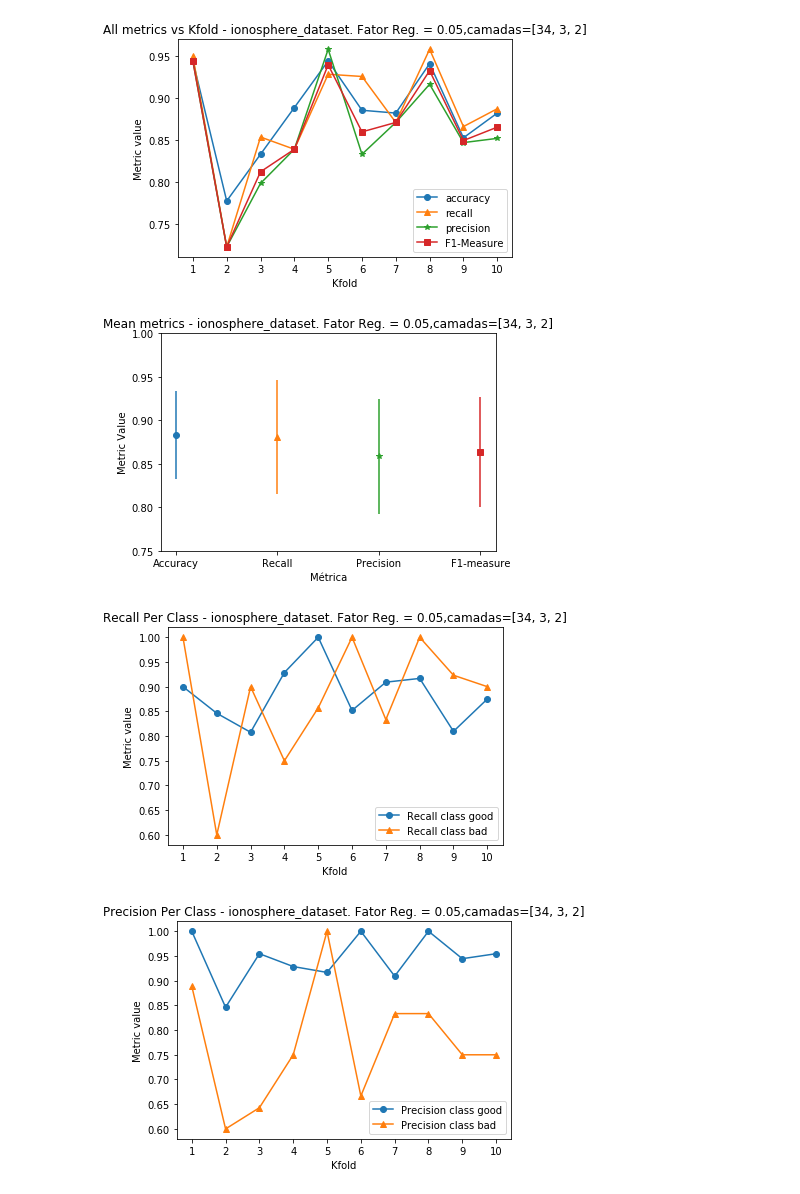
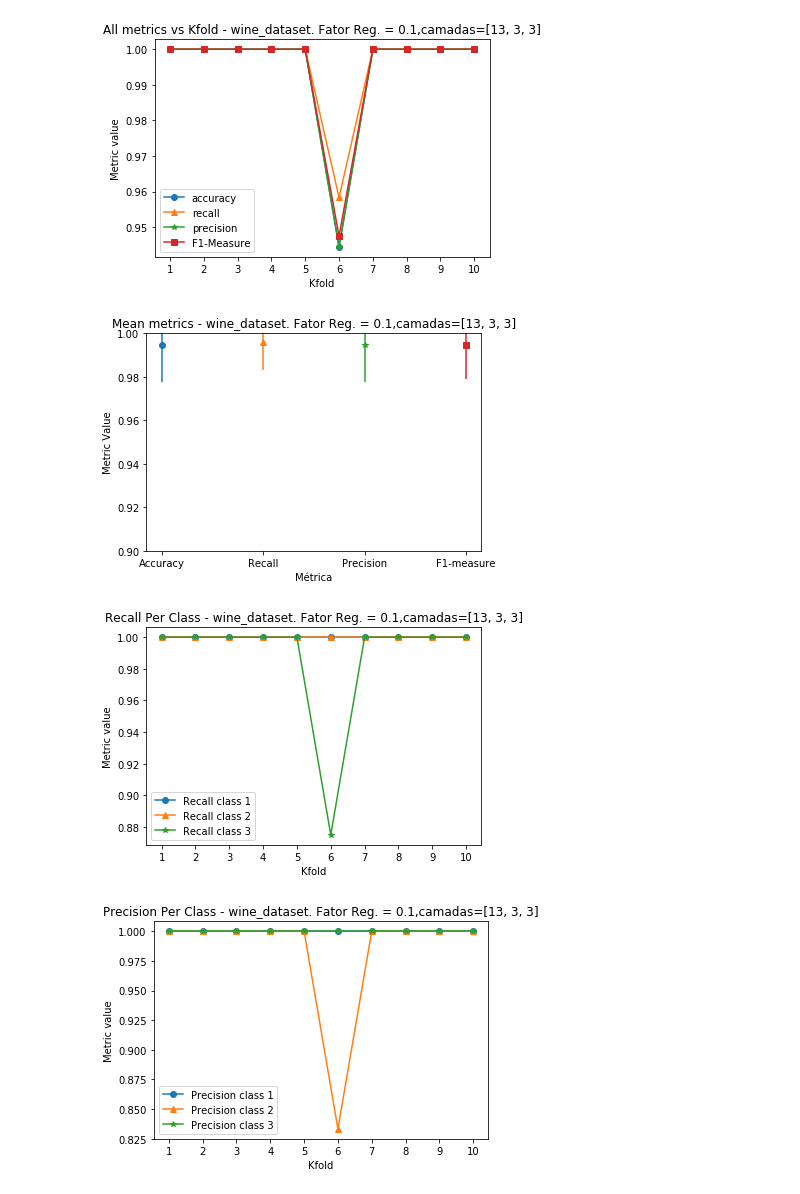
Before and after one commit to ehuarotop/neural-network, a Jupyter notebook: Graficas.ipynb, the cells around one changed output. Cells and saved outputs as stored; diff of their text form; code cells hidden in the pictures.

```diff
--- a/Graficas.ipynb
+++ b/Graficas.ipynb
@@ -216,19 +216,20 @@ def generate_table(dir_of_csvs):
     sorted_list = sorted(table_elements,key=lambda l:l[3], reverse=True)
     export_as_csv(sorted_list, os.path.basename(dir_of_csvs) + '.csv')
 # %%
-#plot_graphs('datasets/wine_test_initial_alpha0.1patience_50/wine_dataset_0.15_[13, 2, 3]-metrics.csv', 'Wine dataset')
-#plot_graphs('datasets/ionosphere_dataset_alpha0.1patience_50/ionosphere_dataset_0.1_[34, 2, 2]-metrics.csv', 'Ionosphere dataset')
-#plot_graphs('datasets/pima_dataset_alpha0.1patience_50/pima_dataset_0.15_[8, 2, 2]-metrics.csv', 'Pima dataset')
-
 #wine dataset
 #generate_table('datasets/wine_dataset_alpha_0.1_patience_400')
-#plot_graphs('datasets/wine_dataset_alpha_0.1_patience_400/wine_dataset_0.15_[13, 3, 3]-metrics.csv')
+#generate_table('datasets/wine_dataset_alpha_0.15_patience_400')
+#generate_table('datasets/wine_dataset_alpha_0.20_patience_400')
+plot_graphs('datasets/wine_dataset_alpha_0.20_patience_400/wine_dataset_0.1_[13, 3, 3]-metrics.csv')
 
 #ionosphere dataset
 #generate_table('datasets/ionosphere_dataset_alpha_0.1_patience_600')
-plot_graphs('datasets/ionosphere_dataset_alpha_0.1_patience_600/ionosphere_dataset_0.05_[34, 3, 2]-metrics.csv')
+#plot_graphs('datasets/ionosphere_dataset_alpha_0.1_patience_600/ionosphere_dataset_0.05_[34, 3, 2]-metrics.csv')
+
+#Pima dataset
+#generate_table('datasets/pima_dataset_alpha_0.1_patience_800')
 # %% [output]
-[figure, old version]
+[figure, new version]
-[figure, old version]
+[figure, new version]
-[figure, old version]
+[figure, new version]
-[figure, old version]
+[figure, new version]
```
Also changed, not shown: parts of 1 cell of this notebook, 5 other files.
